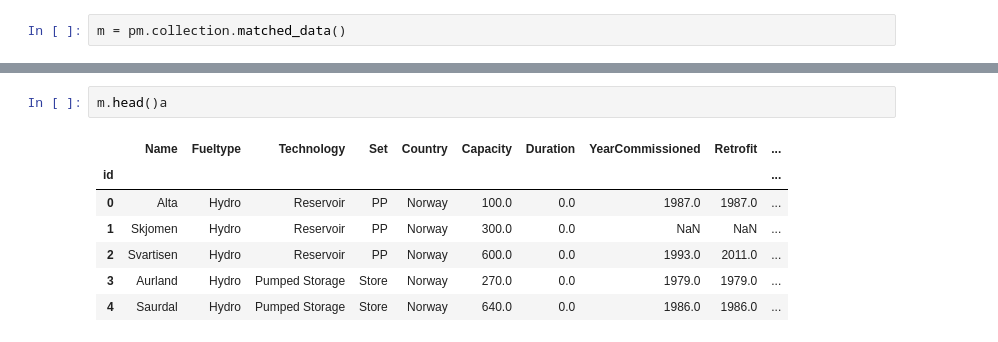
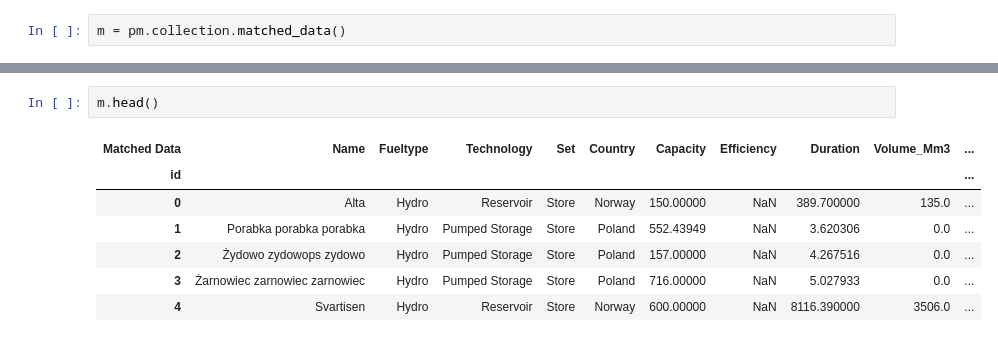
Before and after one commit to PyPSA/powerplantmatching, a Jupyter notebook: Example of Use.ipynb, the cells around one changed output, grey strips where cells are left out. Saved outputs shown, nothing was run; the diff lists cells and outputs as text.

```diff
--- a/Example of Use.ipynb
+++ b/Example of Use.ipynb
@@ -176,13 +163,13 @@ pm.plot.factor_comparison([m, stats], keys=['Processed', 'Statistics'])
 # %%
-m.head()a
+m.head()
 # %% [output]
-|  | Name | Fueltype | Technology | Set | Country | Capacity | Duration | YearCommissioned | Retrofit | ... |
+| Matched Data | Name | Fueltype | Technology | Set | Country | Capacity | Efficiency | Duration | Volume_Mm3 | ... |
 | id |  |  |  |  |  |  |  |  |  | ... |
-| 0 | Alta | Hydro | Reservoir | PP | Norway | 100.0 | 0.0 | 1987.0 | 1987.0 | ... |
-| 1 | Skjomen | Hydro | Reservoir | PP | Norway | 300.0 | 0.0 | NaN | NaN | ... |
-| 2 | Svartisen | Hydro | Reservoir | PP | Norway | 600.0 | 0.0 | 1993.0 | 2011.0 | ... |
-| 3 | Aurland | Hydro | Pumped Storage | Store | Norway | 270.0 | 0.0 | 1979.0 | 1979.0 | ... |
-| 4 | Saurdal | Hydro | Pumped Storage | Store | Norway | 640.0 | 0.0 | 1986.0 | 1986.0 | ... |
+| 0 | Alta | Hydro | Reservoir | Store | Norway | 150.00000 | NaN | 389.700000 | 135.0 | ... |
+| 1 | Porabka porabka porabka | Hydro | Pumped Storage | Store | Poland | 552.43949 | NaN | 3.620306 | 0.0 | ... |
+| 2 | Żydowo zydowops zydowo | Hydro | Pumped Storage | Store | Poland | 157.00000 | NaN | 4.267516 | 0.0 | ... |
+| 3 | Żarnowiec zarnowiec zarnowiec | Hydro | Pumped Storage | Store | Poland | 716.00000 | NaN | 5.027933 | 0.0 | ... |
+| 4 | Svartisen | Hydro | Reservoir | Store | Norway | 600.00000 | NaN | 8116.390000 | 3506.0 | ... |
 # %%
 pd.concat([m[m.YearCommissioned.notnull()].groupby('Fueltype').YearCommissioned.count(),
           m[m.YearCommissioned.isna()].fillna(1).groupby('Fueltype').YearCommissioned.count()],
```
Also changed, not shown: parts of 17 cells of this notebook.
